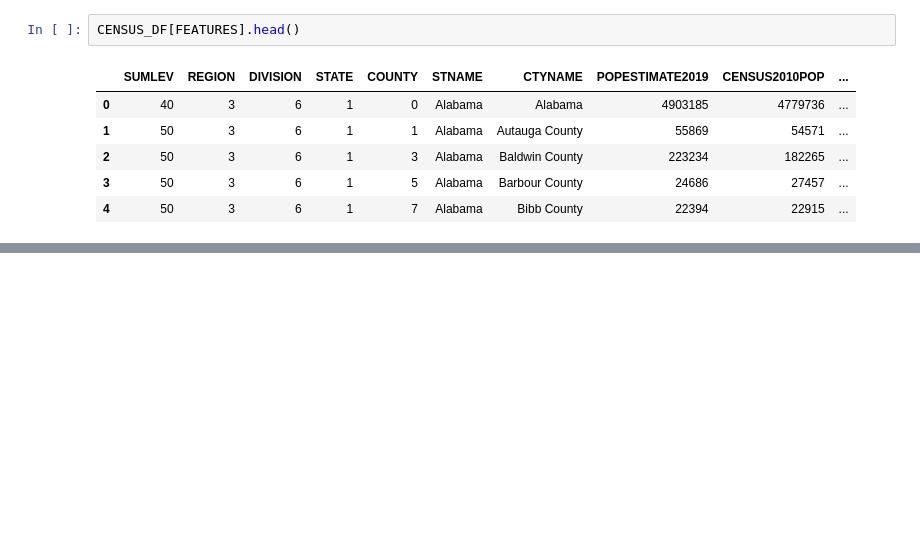
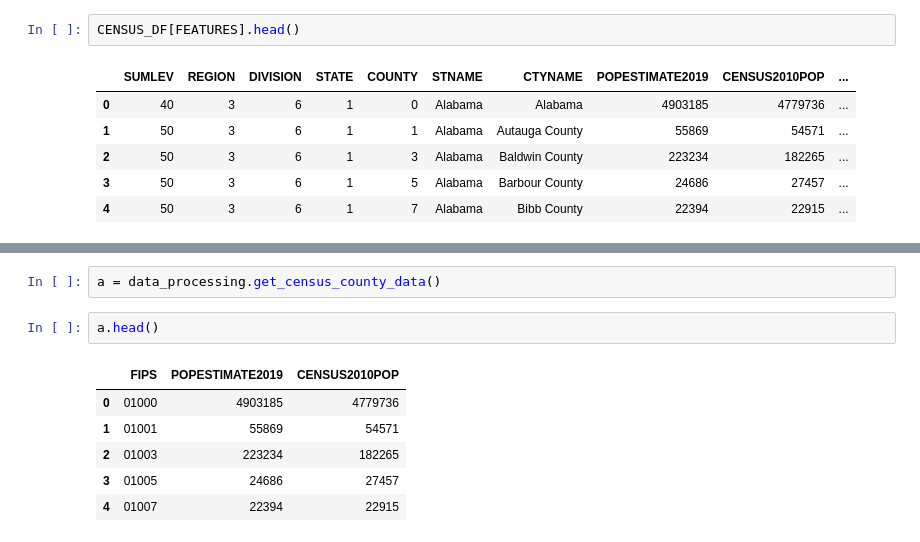
Before and after one commit to DanOvad/covid-hotspots, a Jupyter notebook: notebooks/01-census_data.ipynb, the cells around one changed output, grey strips where cells are left out. Cells and saved outputs as stored; diff of their text form; blank space fills up the shorter version.

```diff
--- a/notebooks/01-census_data.ipynb
+++ b/notebooks/01-census_data.ipynb
@@ -187,0 +215,11 @@ CENSUS_DF[FEATURES].head()
+# %%
+a = data_processing.get_census_county_data()
+# %%
+a.head()
+# %% [output]
+|  | FIPS | POPESTIMATE2019 | CENSUS2010POP |
+| 0 | 01000 | 4903185 | 4779736 |
+| 1 | 01001 | 55869 | 54571 |
+| 2 | 01003 | 223234 | 182265 |
+| 3 | 01005 | 24686 | 27457 |
+| 4 | 01007 | 22394 | 22915 |
```
Also changed, not shown: parts of 3 cells of this notebook, 9 other files.
